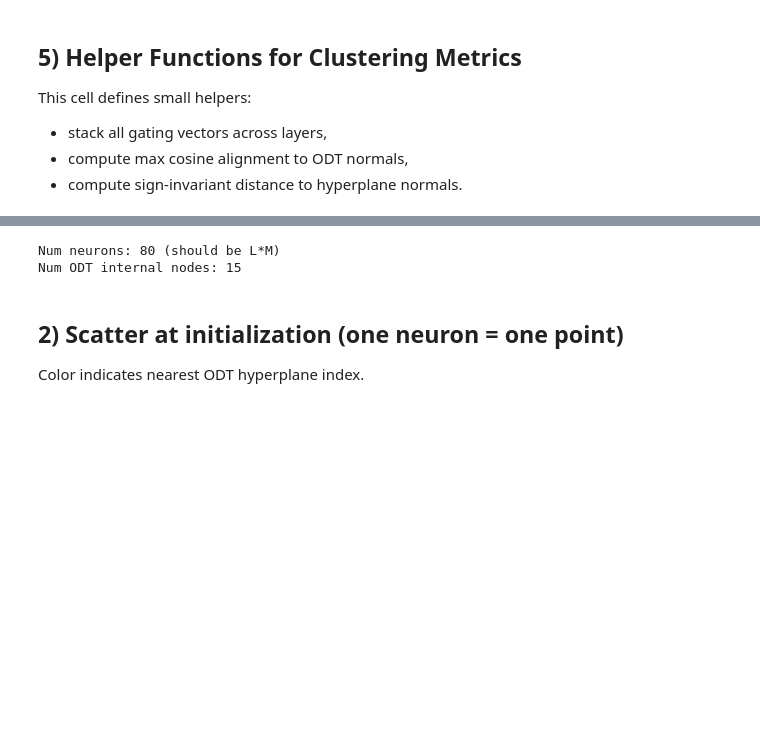
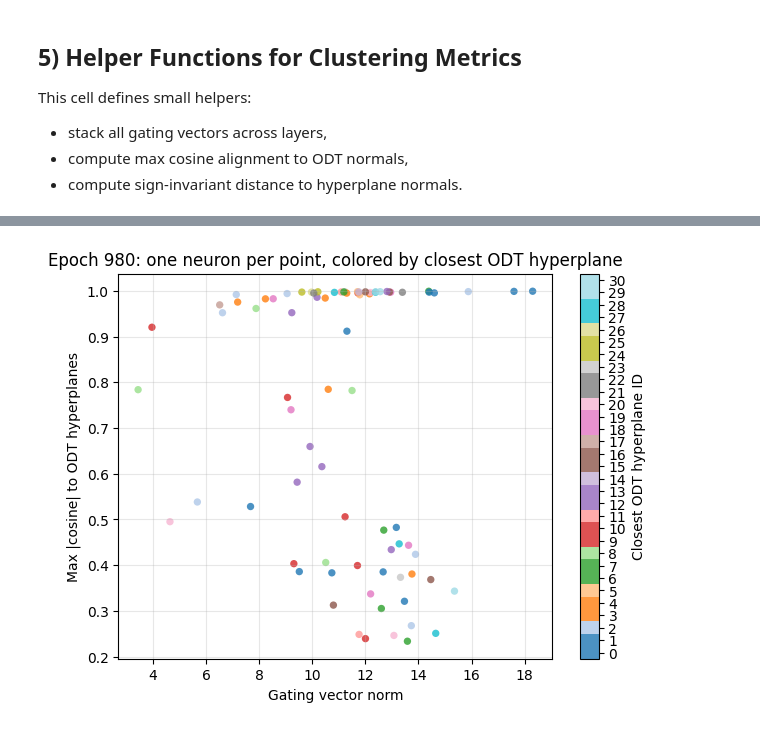
Before and after one commit to JignasaBhunia/layer-lenses-testbed, a Jupyter notebook: notebooks/scratch.ipynb, the cells around one changed output, grey strips where cells are left out. Drawn from its saved outputs; the diff is of its cells as text; code cells hidden in the pictures; blank space fills up the shorter version.

```diff
--- a/notebooks/scratch.ipynb
+++ b/notebooks/scratch.ipynb
@@ -205,47 +220,67 @@ For each gating neuron vector v:
 # %%
 
-# Requires these to already exist from earlier cells:
-# - tree (with tree.w_list)
-# - init_gating (list of tensors from model init)
-# - final_gating (list of tensors from trained model)
+# ---- user argument ----
+EPOCH = 980   # change this
 
-def stack_gating_vectors(gating_list):
-    return np.concatenate([w.detach().cpu().numpy() for w in gating_list], axis=0)
+# ---- expected variables from earlier cells ----
+# out = train_dlgn_sf(...)
+# tree = COB-ODT tree used for data
+from first_experiment.training import effective_gating_weights_from_checkpoint
+
+checkpoint_snapshots = out["checkpoint_snapshots"]
+odt_normals = tree.w_list
+
+if EPOCH not in checkpoint_snapshots:
+    raise KeyError(
+        f"No snapshot for epoch {EPOCH}. Available: {sorted(checkpoint_snapshots.keys())}"
+    )
+
+def stack_gating_numpy(gating_list):
+    return np.concatenate([np.asarray(w) for w in gating_list], axis=0)
 
 def neuron_alignment_stats(gating_vectors, odt_normals):
-    # Normalize rows
     g_norm = np.linalg.norm(gating_vectors, axis=1, keepdims=True)
     u_norm = np.linalg.norm(odt_normals, axis=1, keepdims=True)
-
-    # Safety for near-zero rows (unlikely, but robust)
     g_norm = np.maximum(g_norm, 1e-12)
     u_norm = np.maximum(u_norm, 1e-12)
 
     g_unit = gating_vectors / g_norm
     u_unit = odt_normals / u_norm
 
-    # Sign-invariant cosine similarity matrix: (num_neurons, num_odt_nodes)
     cos_abs = np.abs(g_unit @ u_unit.T)
-
-    closest_id = np.argmax(cos_abs, axis=1)              # color label (0..num_odt-1)
+    closest_id = np.argmax(cos_abs, axis=1)
     max_cos = cos_abs[np.arange(cos_abs.shape[0]), closest_id]
     norms = g_norm.squeeze(1)
-
     return norms, max_cos, closest_id
 
-odt_normals = tree.w_list
-g_init = stack_gating_vectors(init_gating)
-g_final = stack_gating_vectors(final_gating)
+g_epoch = stack_gating_numpy(
+    effective_gating_weights_from_checkpoint(out["model"], checkpoint_snapshots[EPOCH])
+)
+norms, maxcos, closest = neuron_alignment_stats(g_epoch, odt_normals)
 
-norm_init, maxcos_init, closest_init = neuron_alignment_stats(g_init, odt_normals)
-norm_final, maxcos_final, closest_final = neuron_alignment_stats(g_final, odt_normals)
+num_odt_nodes = odt_normals.shape[0]
+cmap = plt.cm.get_cmap("tab20", num_odt_nodes)
 
-print("Num neurons:", len(norm_init), "(should be L*M)")
-print("Num ODT internal nodes:", odt_normals.shape[0])
+plt.figure(figsize=(7, 5))
+sc = plt.scatter(
+    norms,
+    maxcos,
+    c=closest,
+    cmap=cmap,
+    s=28,
+    alpha=0.8,
+    edgecolors="none",
+)
+
+plt.xlabel("Gating vector norm")
+plt.ylabel("Max |cosine| to ODT hyperplanes")
+plt.title(f"Epoch {EPOCH}: one neuron per point, colored by closest ODT hyperplane")
+plt.grid(alpha=0.3)
+
+cbar = plt.colorbar(sc, ticks=np.arange(num_odt_nodes))
+cbar.set_label("Closest ODT hyperplane ID")
+plt.clim(-0.5, num_odt_nodes - 0.5)
+
+plt.show()
 # %% [output]
-Num neurons: 80 (should be L*M)
-Num ODT internal nodes: 15
+[figure, added]
-# %% [markdown]
-## 2) Scatter at initialization (one neuron = one point)
-
-Color indicates nearest ODT hyperplane index.
```
Also changed, not shown: parts of 21 cells of this notebook, 9 other files.
